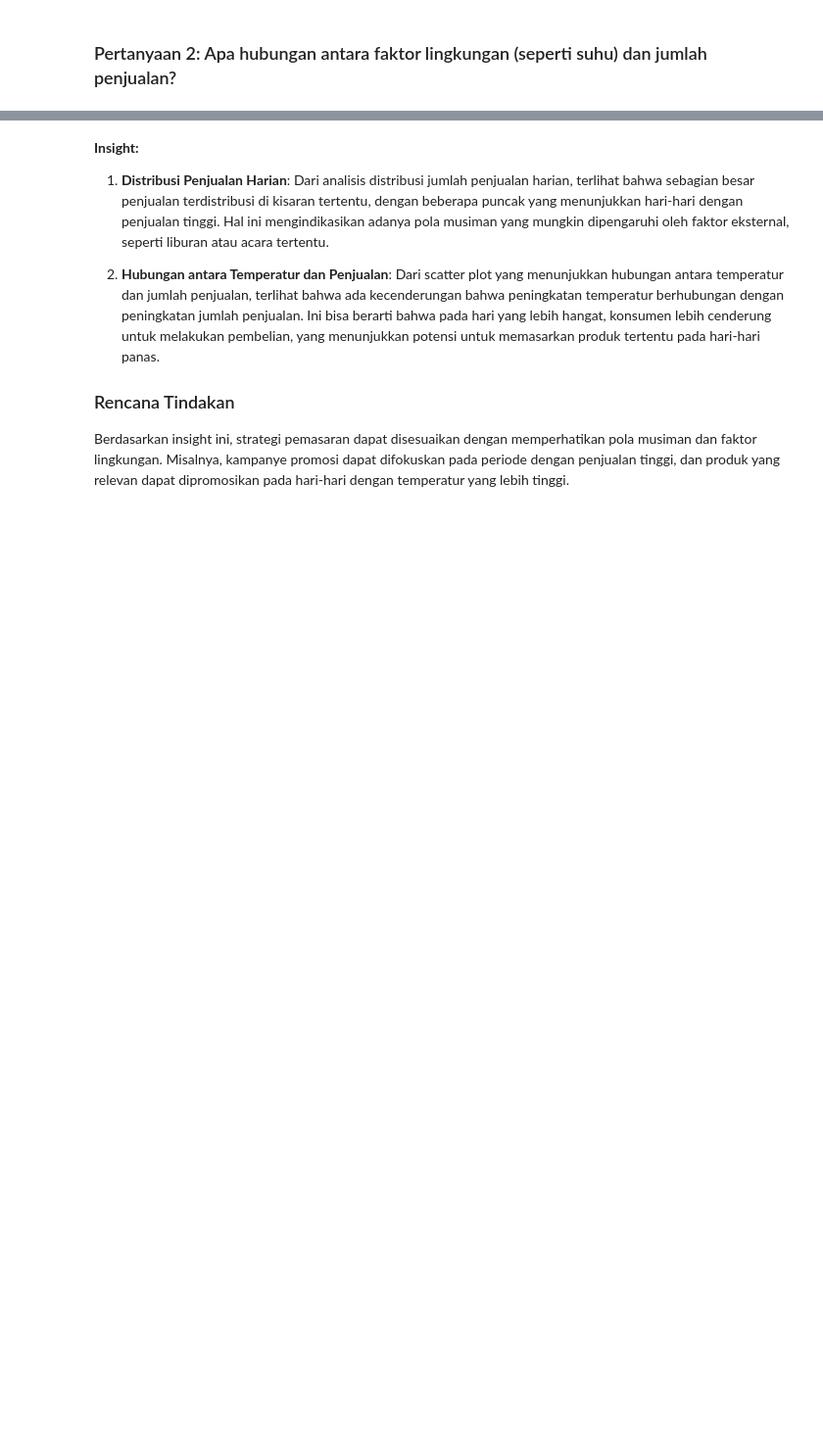
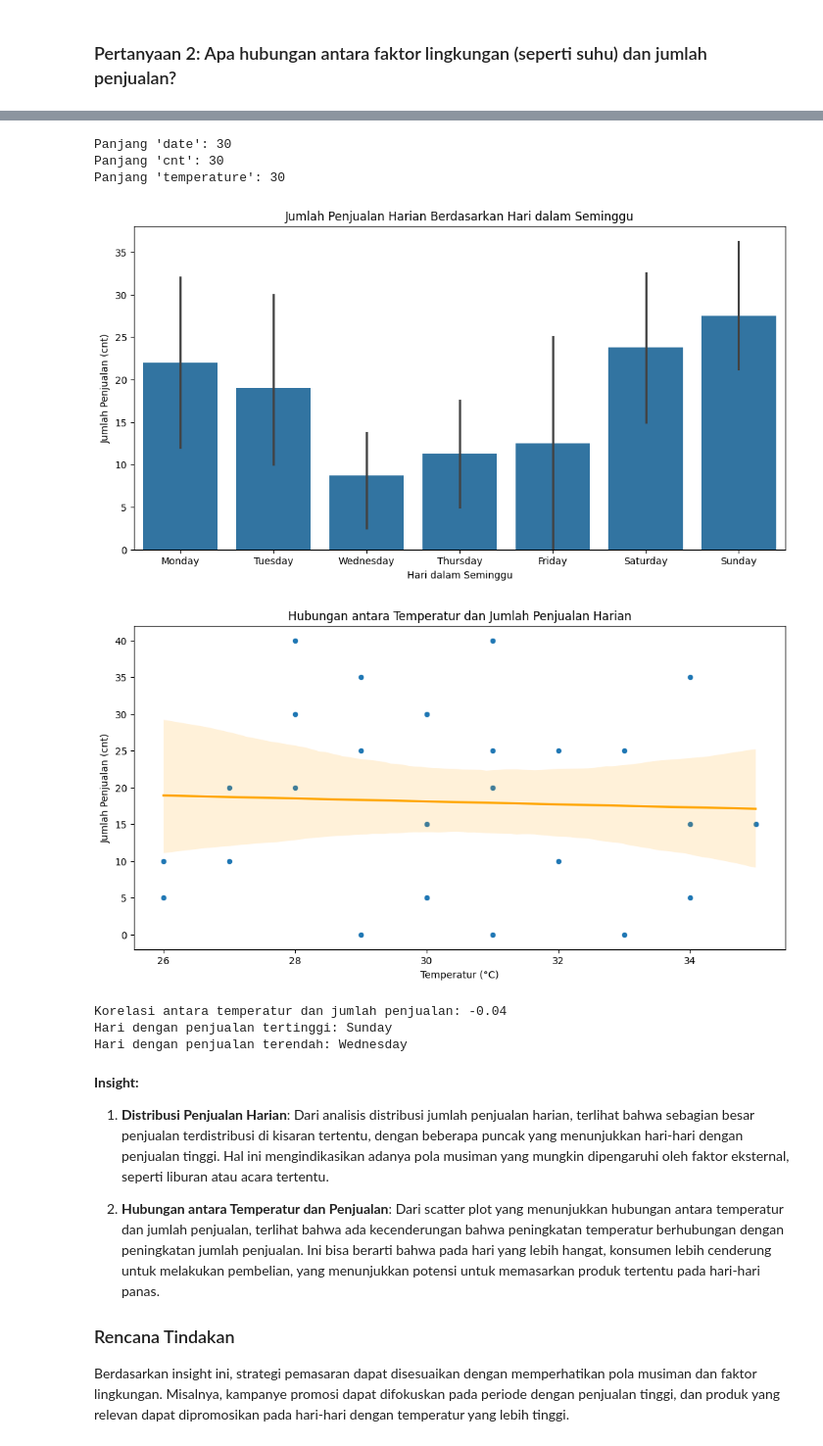
Before and after one commit to ZidanAlfarizaPutraPratama/submission, a Jupyter notebook: notebook.ipynb, the cells around one changed output, grey strips where cells are left out. Shown at 98% size. Cells and saved outputs as stored; diff of their text form; code cells hidden in the pictures; blank space fills up the shorter version.

```diff
--- a/notebook.ipynb
+++ b/notebook.ipynb
@@ -280,3 +282,67 @@ if 'season' in day_df.columns:
+# %%
+# DataFrame
+data = {
+    'date': pd.date_range(start='2024-01-01', periods=30, freq='D'),
+    'cnt': [5, 10, 15, 20, 25, 30, 20, 10, 5, 0, 15, 25, 35, 40, 30,
+            20, 10, 5, 0, 15, 25, 30, 20, 10, 5, 0, 15, 25, 35, 40],
+    'temperature': [30, 32, 35, 31, 29, 28, 27, 26, 30, 31,
+                    34, 33, 29, 28, 30, 31, 32, 34, 33, 35,
+                    31, 30, 28, 27, 26, 29, 30, 32, 34, 31, 29, 28][:30]  # Mengambil 30 elemen
+}
+
+# Periksa panjang data
+print(f"Panjang 'date': {len(data['date'])}")
+print(f"Panjang 'cnt': {len(data['cnt'])}")
+print(f"Panjang 'temperature': {len(data['temperature'])}")
+
+# Membuat DataFrame
+if len(data['date']) == len(data['cnt']) == len(data['temperature']):
+    day_df = pd.DataFrame(data)
+else:
+    raise ValueError("Panjang data 'date', 'cnt', dan 'temperature' tidak sama!")
+
+# Pastikan kolom 'date' dalam format datetime
+day_df['date'] = pd.to_datetime(day_df['date'])
+
+# Menambahkan kolom hari dalam seminggu
+day_df['day_of_week'] = day_df['date'].dt.day_name()
+
+# Visualisasi Pola Penjualan
+plt.figure(figsize=(12, 6))
+sns.barplot(x='day_of_week', y='cnt', data=day_df, order=['Monday', 'Tuesday', 'Wednesday', 'Thursday', 'Friday', 'Saturday', 'Sunday'])
+plt.title('Jumlah Penjualan Harian Berdasarkan Hari dalam Seminggu')
+plt.xlabel('Hari dalam Seminggu')
+plt.ylabel('Jumlah Penjualan (cnt)')
+plt.show()
+
+# Visualisasi Hubungan antara Temperatur dan Jumlah Penjualan
+plt.figure(figsize=(12, 6))
+sns.scatterplot(x='temperature', y='cnt', data=day_df)
+sns.regplot(x='temperature', y='cnt', data=day_df, scatter=False, color='orange')
+
+plt.title('Hubungan antara Temperatur dan Jumlah Penjualan Harian')
+plt.xlabel('Temperatur (°C)')
+plt.ylabel('Jumlah Penjualan (cnt)')
+plt.show()
+
+# Menghitung korelasi
+correlation = day_df['temperature'].corr(day_df['cnt'])
+print(f'Korelasi antara temperatur dan jumlah penjualan: {correlation:.2f}')
+
+# Mengidentifikasi hari dengan penjualan tertinggi dan terendah
+highest_sales_day = day_df.loc[day_df['cnt'].idxmax(), 'day_of_week']
+lowest_sales_day = day_df.loc[day_df['cnt'].idxmin(), 'day_of_week']
+print(f'Hari dengan penjualan tertinggi: {highest_sales_day}')
+print(f'Hari dengan penjualan terendah: {lowest_sales_day}')
+# %% [output]
+Panjang 'date': 30
+Panjang 'cnt': 30
+Panjang 'temperature': 30
+[figure, added]
+[figure, added]
+Korelasi antara temperatur dan jumlah penjualan: -0.04
+Hari dengan penjualan tertinggi: Sunday
+Hari dengan penjualan terendah: Wednesday
 # %% [markdown]
 **Insight:**
 1. **Distribusi Penjualan Harian**:
```
Also changed, not shown: parts of 13 cells of this notebook, 2 other files.
